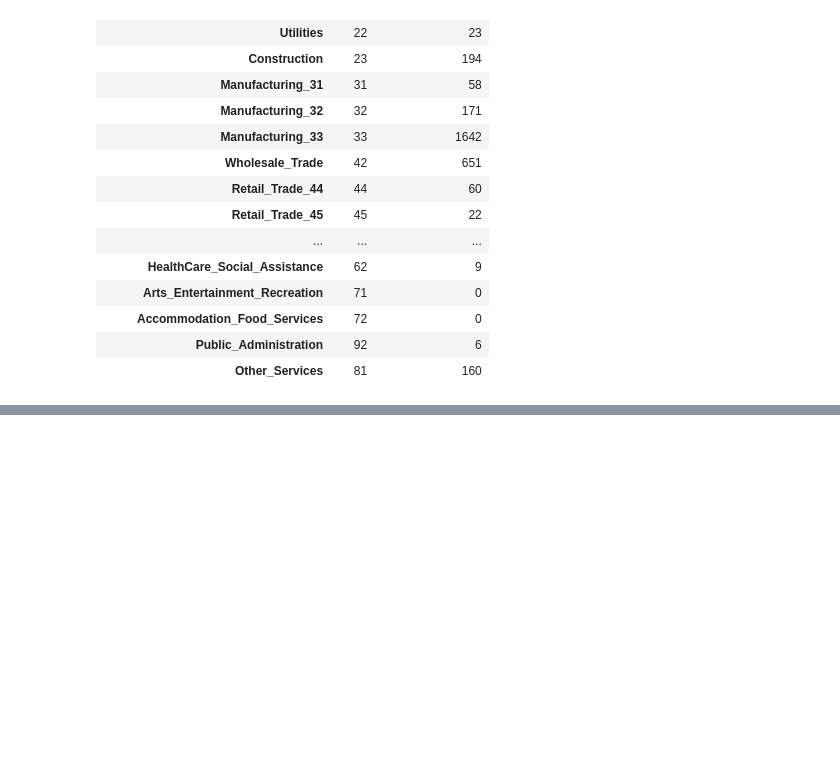
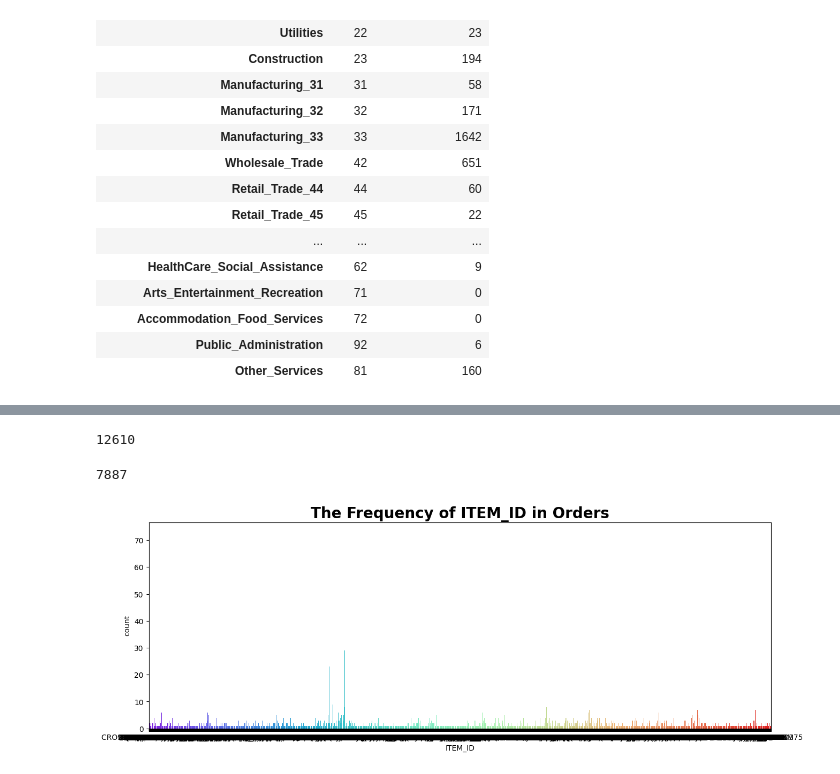
Before and after one commit to maryamsal/CACHE, a Jupyter notebook: NAICS_Decoding.ipynb, the cells around one changed output, grey strips where cells are left out. Drawn from its saved outputs; the diff is of its cells as text; code cells hidden in the pictures; blank space fills up the shorter version.

```diff
--- a/NAICS_Decoding.ipynb
+++ b/NAICS_Decoding.ipynb
@@ -312,0 +716,18 @@ Name: Main_CD, Length: 816, dtype: object
+# %%
+merged_Uni_NAICS_Prim['ITEM_ID'].count()
+# %% [output]
+12610
+# %%
+merged_Uni_NAICS_Prim['ITEM_ID'].nunique()
+# %% [output]
+7887
+# %%
+fig = plt.figure(figsize =(15, 5))
+
+sns.countplot(x='ITEM_ID', data= merged_Uni_NAICS_Prim, palette='rainbow')
+
+plt.title("The Frequency of ITEM_ID in Orders",fontweight ='bold',fontsize=20)
+# plt.ylim(100,1700)
+plt.show()
+# %% [output]
+[figure, added]
```
Also changed, not shown: parts of 80 cells of this notebook.
